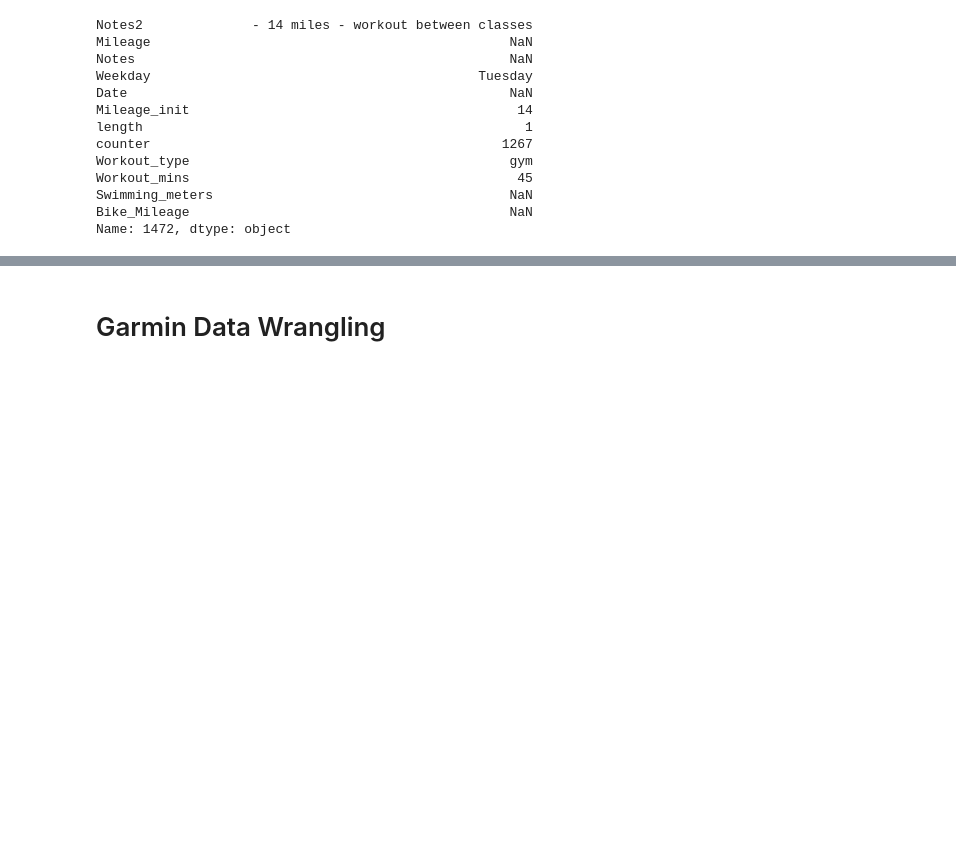
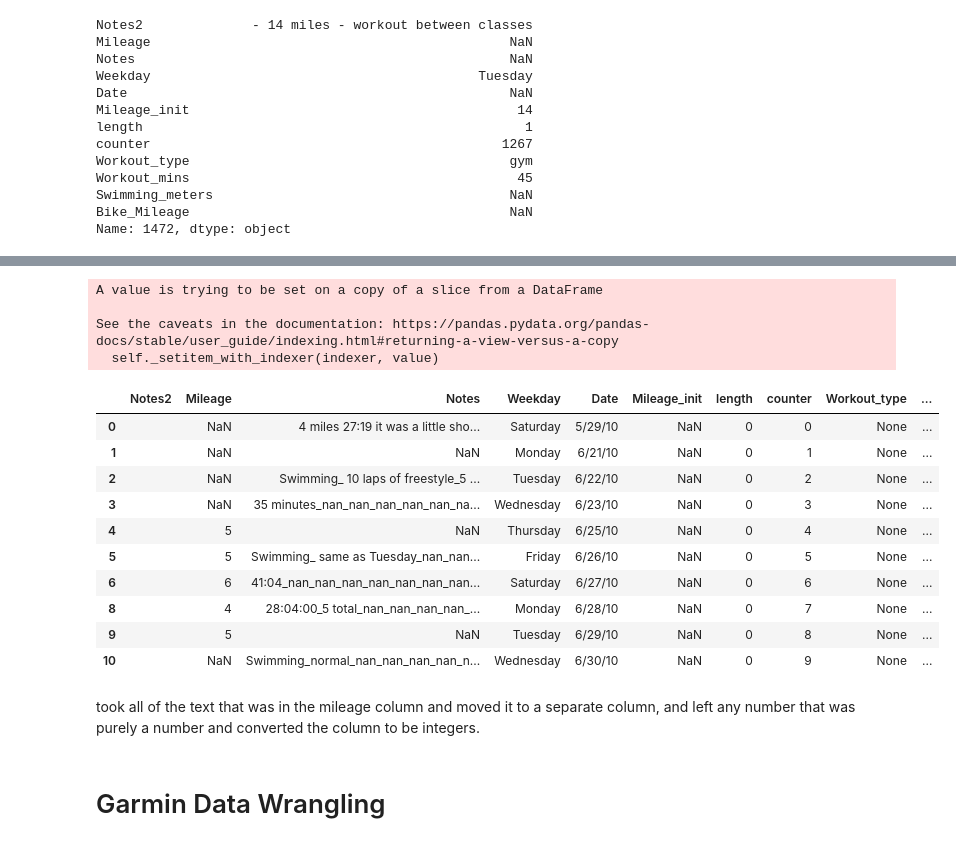
Before and after one commit to lilfetz22/Running_data, a Jupyter notebook: Running_Log.ipynb, the cells around one changed output, grey strips where cells are left out. Saved outputs shown, nothing was run; the diff lists cells and outputs as text; code cells hidden in the pictures; blank space fills up the shorter version.

Commit message:
separated out any erroneous data from Mileage column into a Notes3 column

```diff
--- a/Running_Log.ipynb
+++ b/Running_Log.ipynb
@@ -382,16 +302,3 @@ Workout_mins                                          45
 Swimming_meters                                      NaN
 Bike_Mileage                                         NaN
 Name: 1472, dtype: object
-# %%
-workouts = list(new_log.loc[:, 'Notes2'].str.contains('[Ww]orkout'))
-# ab_workouts = list(new_log.loc[:, 'Notes2'].str.contains('[Aa]b [Ww]orkout'))
-# for idx2, n2 in enumerate(ab_workouts):
-print(len(workouts), len(ab_workouts))
-for idx, n in enumerate(workouts):
-    if n == None:
-        continue
-    elif n == True:
-        e = re.search('[Aa]b', new_log['Notes2'].iloc[idx])
-        e2 = re.search('[Ss]wim', new_log['Notes2'].iloc[idx])
-        if (not e) and (not e2):
-            print(new_log['Notes2'].iloc[idx], f'      INDEX = {idx}')
@@ -415,0 +327,36 @@ for idx, n in enumerate(workouts):
+# %%
+# might need to try out the "try" in a function to see if it can be converted to
+# an integer if not, then put the note into a separate column and delete it from
+# the mileage column
+def remove_mileage_notes_fx(df, col):
+    notes3_col = [''] * len(df[col])
+    list_col = list(df.loc[:, col])
+    for idx, a in enumerate(list_col):
+        try:
+            float_a = float(a)
+            df[col].iloc[idx] = float_a
+        except:
+            notes3_col[idx] = a
+            df[col].iloc[idx] = np.nan
+    df['Notes3'] = notes3_col
+    return df
+sep_notes_from_mileage_col = remove_mileage_notes_fx(gym_workout_incl_log, 'Mileage')
+sep_notes_from_mileage_col.head(10)
+# %% [output]
+A value is trying to be set on a copy of a slice from a DataFrame
+
+See the caveats in the documentation: https://pandas.pydata.org/pandas-docs/stable/user_guide/indexing.html#returning-a-view-versus-a-copy
+  self._setitem_with_indexer(indexer, value)
+|  | Notes2 | Mileage | Notes | Weekday | Date | Mileage_init | length | counter | Workout_type | ... |
+| 0 |  | NaN | 4 miles 27:19 it was a little sho... | Saturday | 5/29/10 | NaN | 0 | 0 | None | ... |
+| 1 |  | NaN | NaN | Monday | 6/21/10 | NaN | 0 | 1 | None | ... |
+| 2 |  | NaN | Swimming_ 10 laps of freestyle_5 ... | Tuesday | 6/22/10 | NaN | 0 | 2 | None | ... |
+| 3 |  | NaN | 35 minutes_nan_nan_nan_nan_nan_na... | Wednesday | 6/23/10 | NaN | 0 | 3 | None | ... |
+| 4 |  | 5 | NaN | Thursday | 6/25/10 | NaN | 0 | 4 | None | ... |
+| 5 |  | 5 | Swimming_ same as Tuesday_nan_nan... | Friday | 6/26/10 | NaN | 0 | 5 | None | ... |
+| 6 |  | 6 | 41:04_nan_nan_nan_nan_nan_nan_nan... | Saturday | 6/27/10 | NaN | 0 | 6 | None | ... |
+| 8 |  | 4 | 28:04:00_5 total_nan_nan_nan_nan_... | Monday | 6/28/10 | NaN | 0 | 7 | None | ... |
+| 9 |  | 5 | NaN | Tuesday | 6/29/10 | NaN | 0 | 8 | None | ... |
+| 10 |  | NaN | Swimming_normal_nan_nan_nan_nan_n... | Wednesday | 6/30/10 | NaN | 0 | 9 | None | ... |
+# %% [markdown]
+took all of the text that was in the mileage column and moved it to a separate column, and left any number that was purely a number and converted the column to be integers.
```
Also changed, not shown: parts of 13 cells of this notebook.
